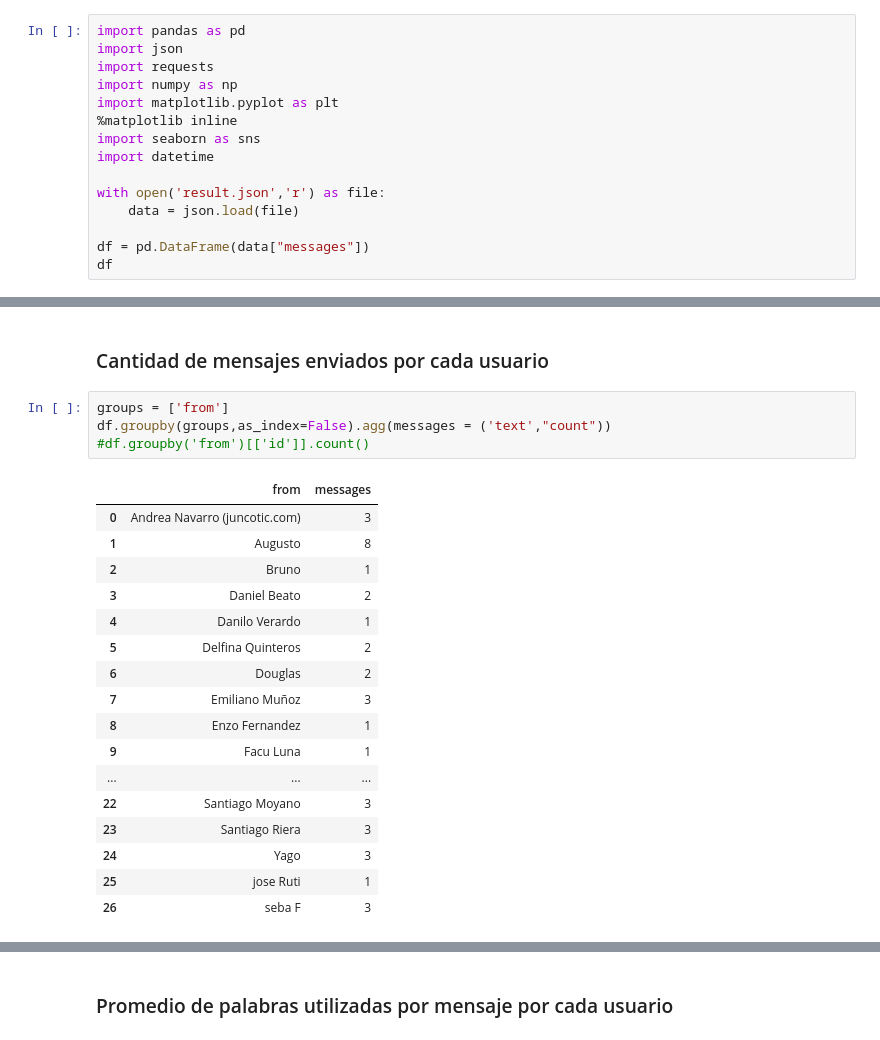
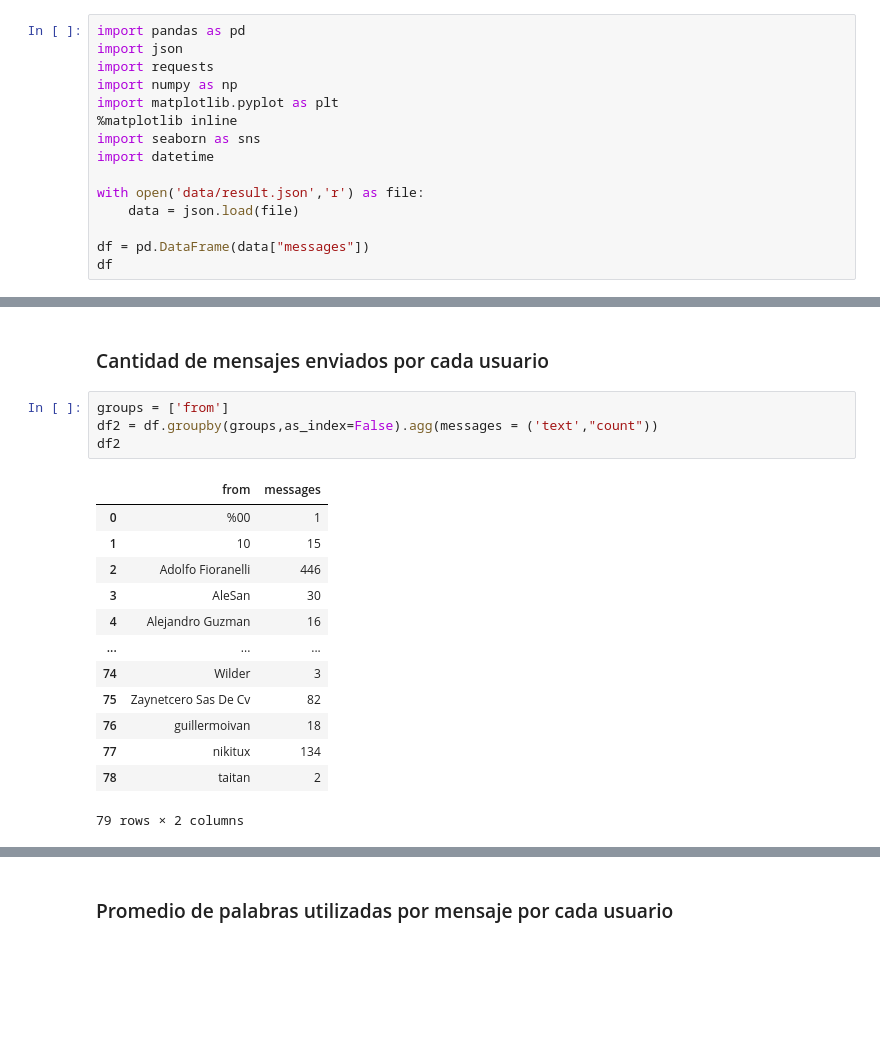
Before and after one commit to ArianMisino/BaseDeDatos2UM, a Jupyter notebook: 6 - TP6.ipynb, the cells around one changed output, grey strips where cells are left out. Cells and saved outputs as stored; diff of their text form; blank space fills up the shorter version.

```diff
--- a/6 - TP6.ipynb
+++ b/6 - TP6.ipynb
@@ -15,7 +15,7 @@ import matplotlib.pyplot as plt
 import seaborn as sns
 import datetime
 
-with open('result.json','r') as file:
+with open('data/result.json','r') as file:
     data = json.load(file)
 
 df = pd.DataFrame(data["messages"])
@@ -38,23 +38,19 @@ df
 ### Cantidad de mensajes enviados por cada usuario
 # %%
 groups = ['from']
-df.groupby(groups,as_index=False).agg(messages = ('text',"count"))
-#df.groupby('from')[['id']].count()
+df2 = df.groupby(groups,as_index=False).agg(messages = ('text',"count"))
+df2
 # %% [output]
 |  | from | messages |
-| 0 | Andrea Navarro (juncotic.com) | 3 |
-| 1 | Augusto | 8 |
-| 2 | Bruno | 1 |
-| 3 | Daniel Beato | 2 |
-| 4 | Danilo Verardo | 1 |
-| 5 | Delfina Quinteros | 2 |
-| 6 | Douglas | 2 |
-| 7 | Emiliano Muñoz | 3 |
-| 8 | Enzo Fernandez | 1 |
-| 9 | Facu Luna | 1 |
+| 0 | %00 | 1 |
+| 1 | 10 | 15 |
+| 2 | Adolfo Fioranelli | 446 |
+| 3 | AleSan | 30 |
+| 4 | Alejandro Guzman | 16 |
 | ... | ... | ... |
-| 22 | Santiago Moyano | 3 |
-| 23 | Santiago Riera | 3 |
-| 24 | Yago | 3 |
-| 25 | jose Ruti | 1 |
-| 26 | seba F | 3 |
+| 74 | Wilder | 3 |
+| 75 | Zaynetcero Sas De Cv | 82 |
+| 76 | guillermoivan | 18 |
+| 77 | nikitux | 134 |
+| 78 | taitan | 2 |
+79 rows × 2 columns
```
Also changed, not shown: parts of 14 cells of this notebook, 2 other files.
